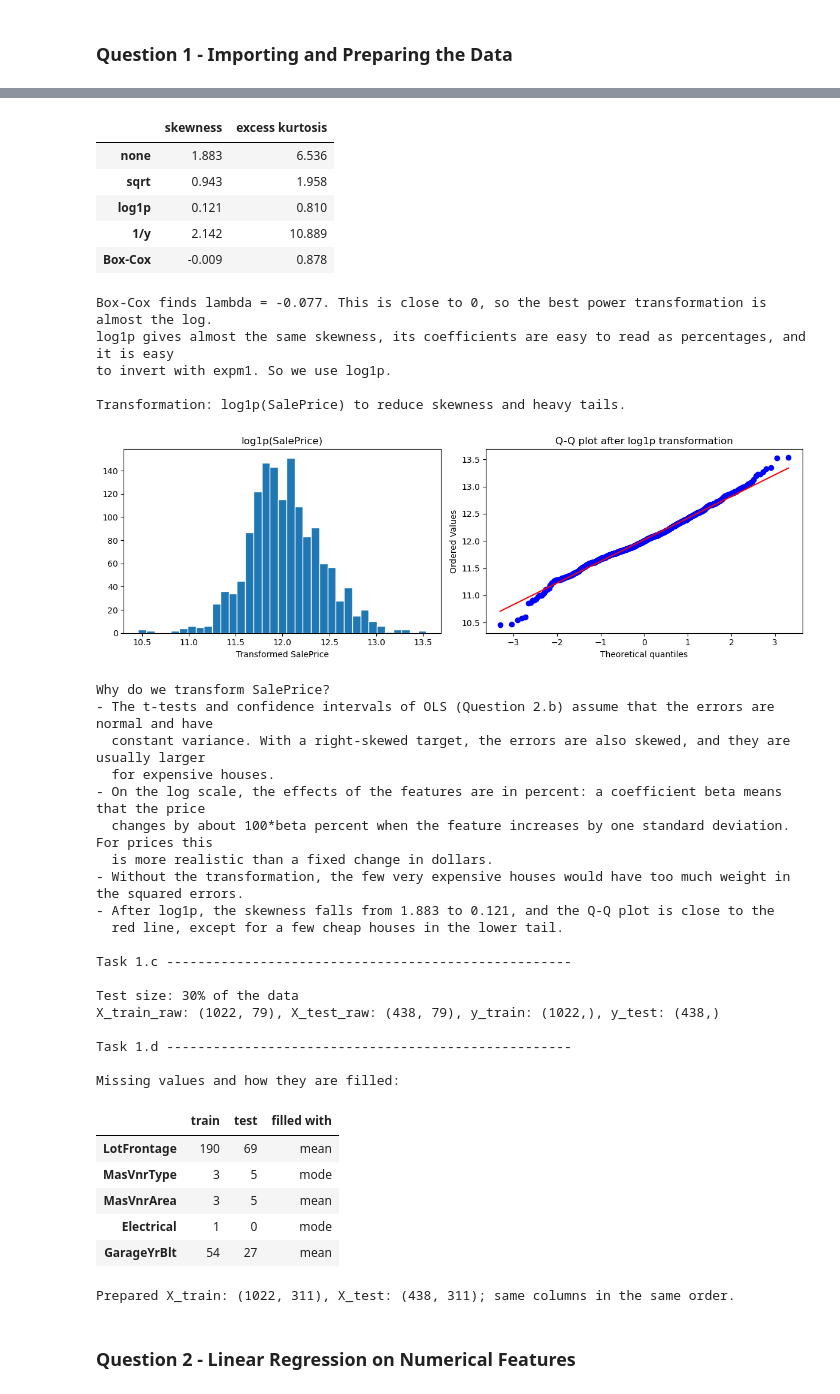
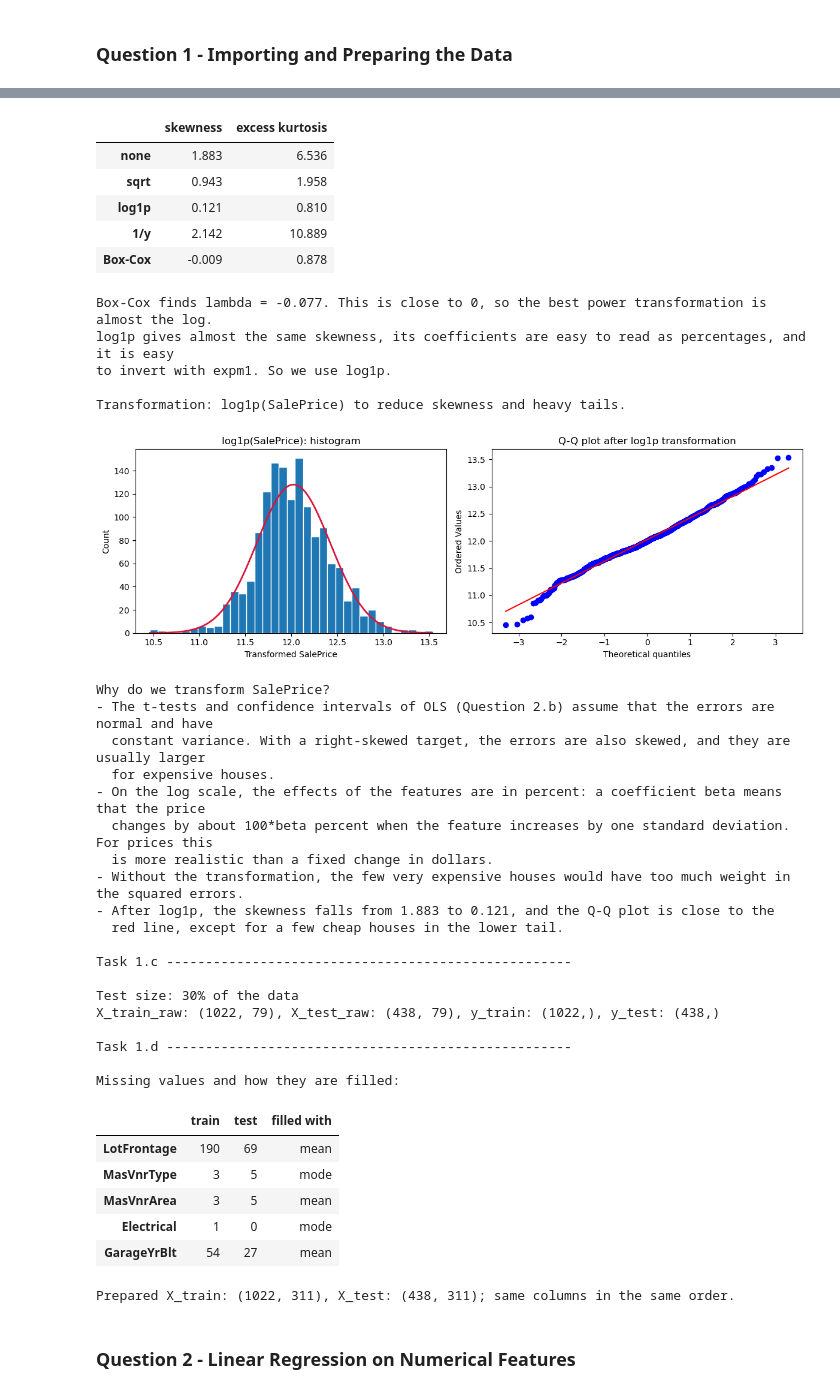
Before and after one commit to giacomomaggiore/ml-finance-insurance, a Jupyter notebook: 1-linear-regression/1-main.ipynb, the cells around one changed output, grey strips where cells are left out. Cells and saved outputs as stored; diff of their text form; code cells hidden in the pictures.

```diff
--- a/1-linear-regression/1-main.ipynb
+++ b/1-linear-regression/1-main.ipynb
@@ -138,8 +138,11 @@ assert np.allclose(np.expm1(y), y_original)
 
 fig, axes = plt.subplots(1, 2, figsize=(12, 4))
 
-axes[0].hist(y, bins=35, edgecolor="white")
-axes[0].set(title="log1p(SalePrice)", xlabel="Transformed SalePrice")
+counts, bins, _ = axes[0].hist(y, bins=35, edgecolor="white")
+mu, sigma = y.mean(), y.std()
+x2 = np.linspace(y.min(), y.max(), 400)
+axes[0].plot(x2, stats.norm.pdf(x2, mu, sigma) * len(y) * (bins[1] - bins[0]), color="crimson", lw=2)
+axes[0].set(title="log1p(SalePrice): histogram", xlabel="Transformed SalePrice", ylabel="Count")
 
 stats.probplot(y, dist="norm", plot=axes[1])
 axes[1].set_title("Q-Q plot after log1p transformation")
@@ -274,34 +277,34 @@ print(f"Prepared X_train: {X_train.shape}, X_test: {X_test.shape}; same columns
 Task 1.a ----------------------------------------------------
 
 X: (1460, 79), y: (1460,) | numerical: 35, categorical: 44
 
 Task 1.b ----------------------------------------------------
 [figure]
 Skewness: 1.883
 Excess kurtosis: 6.536
 Mean: $180,921
 Median: $163,000
 
 - Skewness > 0 and mean > median: the distribution has a long tail to the right (right-skewed).
 - Excess kurtosis > 0: there are more extreme values than in a normal distribution.
 - Histogram: the long right tail does not follow the red normal curve.
 - Q-Q plot: the points form a curve, not a straight line. In both tails they are above the red line:
   the cheapest houses are more expensive, and the most expensive houses are much more expensive,
   than a normal distribution would predict.
 - Boxplot: there are many very expensive outliers on the right, and none on the left.
 => SalePrice is not approximately Gaussian.
 |  | skewness | excess kurtosis |
 | none | 1.883 | 6.536 |
 | sqrt | 0.943 | 1.958 |
 | log1p | 0.121 | 0.810 |
 | 1/y | 2.142 | 10.889 |
 | Box-Cox | -0.009 | 0.878 |
 Box-Cox finds lambda = -0.077. This is close to 0, so the best power transformation is almost the log.
 log1p gives almost the same skewness, its coefficients are easy to read as percentages, and it is easy
 to invert with expm1. So we use log1p.
 
 Transformation: log1p(SalePrice) to reduce skewness and heavy tails.
-[figure, old version]
+[figure, new version]
 Why do we transform SalePrice?
 - The t-tests and confidence intervals of OLS (Question 2.b) assume that the errors are normal and have
   constant variance. With a right-skewed target, the errors are also skewed, and they are usually larger
```
Also changed, not shown: parts of 5 cells of this notebook, 15 other files.
